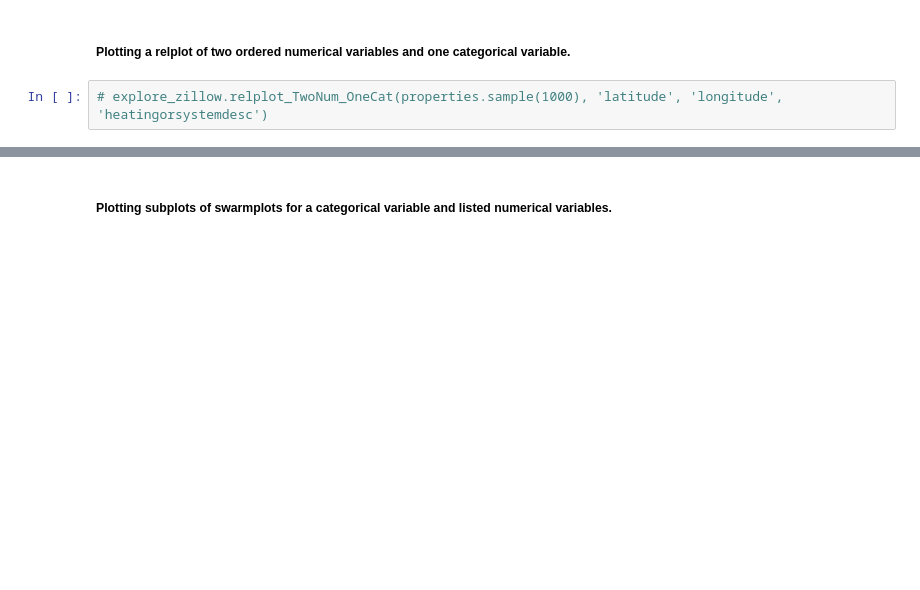
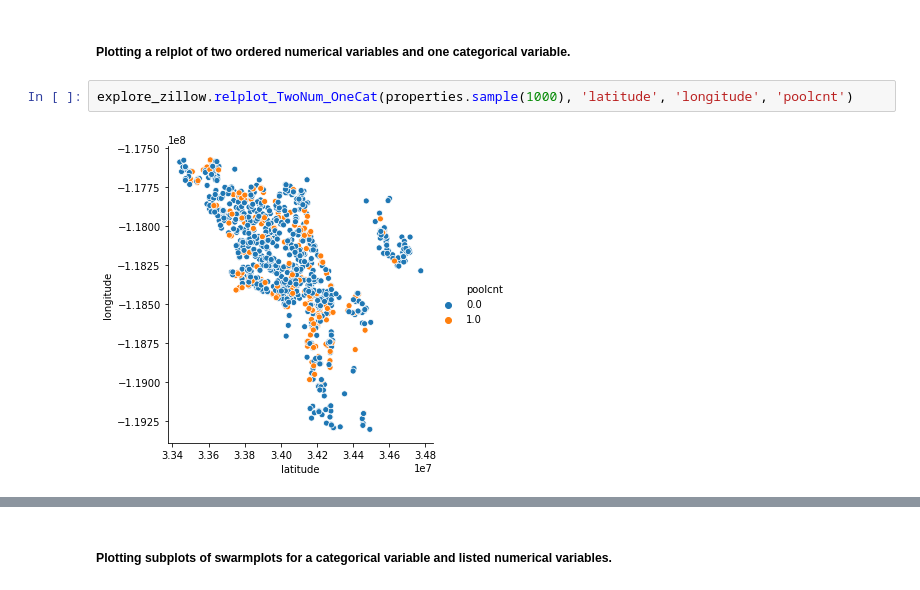
Before and after one commit to matthewzapata/ds-methodologies-exercises, a Jupyter notebook: clustering/zillow_exercises.ipynb, the cells around one changed output, grey strips where cells are left out. Drawn from its saved outputs; the diff is of its cells as text; blank space fills up the shorter version.

```diff
--- a/clustering/zillow_exercises.ipynb
+++ b/clustering/zillow_exercises.ipynb
@@ -263,4 +370,6 @@ Name: bathroomcnt, dtype: float64
 # %% [markdown]
 ##### Plotting a relplot of two ordered numerical variables and one categorical variable.
 # %%
-# explore_zillow.relplot_TwoNum_OneCat(properties.sample(1000), 'latitude', 'longitude', 'heatingorsystemdesc')
+explore_zillow.relplot_TwoNum_OneCat(properties.sample(1000), 'latitude', 'longitude', 'poolcnt')
+# %% [output]
+[figure, added]
```
Also changed, not shown: parts of 190 cells of this notebook, 2 other files.
